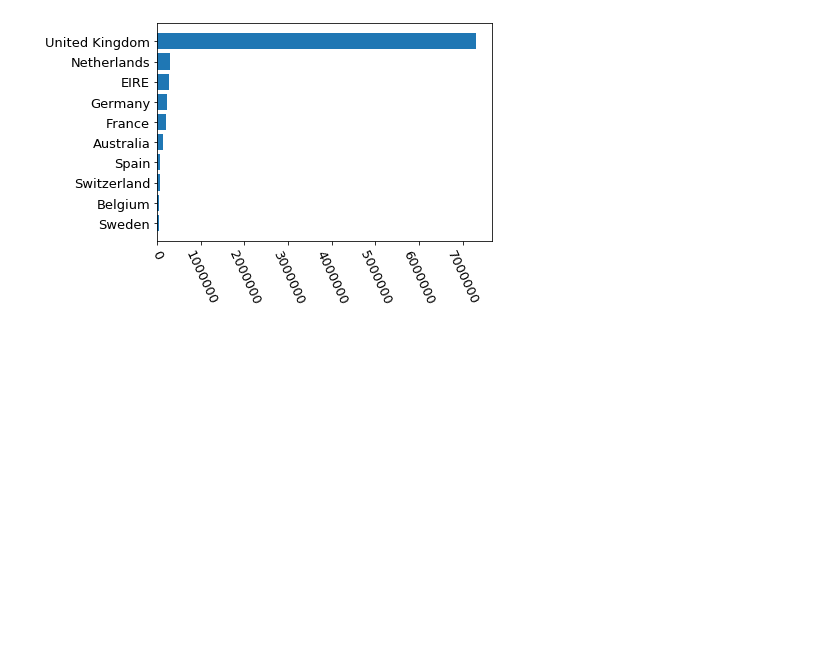
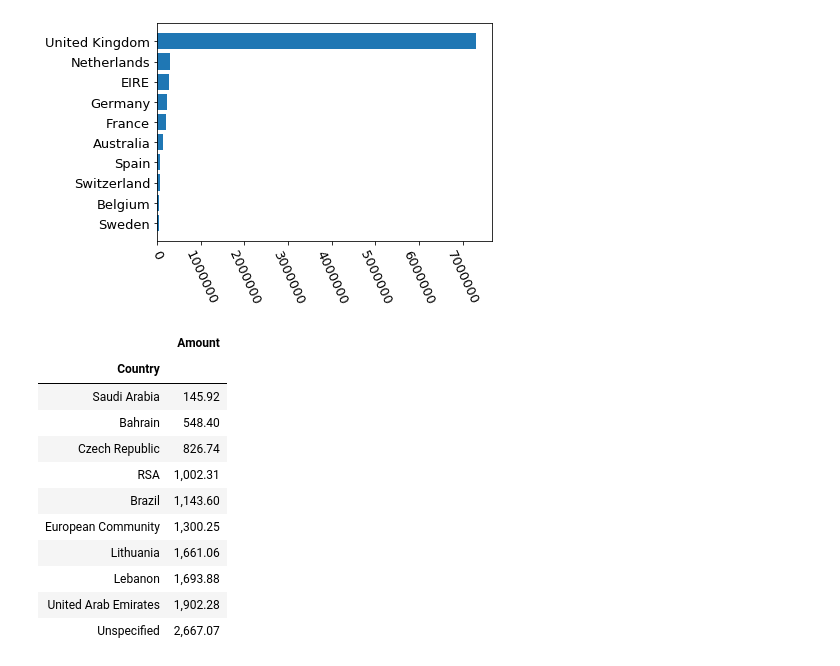
Before and after one commit to aggy-k/sample-jupyter-notebooks, a Jupyter notebook: ecommerce.ipynb, the cells around one changed output. Saved outputs shown, nothing was run; the diff lists cells and outputs as text; code cells hidden in the pictures; blank space fills up the shorter version.

```diff
--- a/ecommerce.ipynb
+++ b/ecommerce.ipynb
@@ -482,0 +520,16 @@ plt.show()
+# %%
+top_ten = top_ten.sort_values(by="Amount", ascending=True).head(10)
+top_ten
+# %% [output]
+|  | Amount |
+| Country |  |
+| Saudi Arabia | 145.92 |
+| Bahrain | 548.40 |
+| Czech Republic | 826.74 |
+| RSA | 1,002.31 |
+| Brazil | 1,143.60 |
+| European Community | 1,300.25 |
+| Lithuania | 1,661.06 |
+| Lebanon | 1,693.88 |
+| United Arab Emirates | 1,902.28 |
+| Unspecified | 2,667.07 |
```
Also changed, not shown: parts of 13 cells of this notebook, 3 other files.
